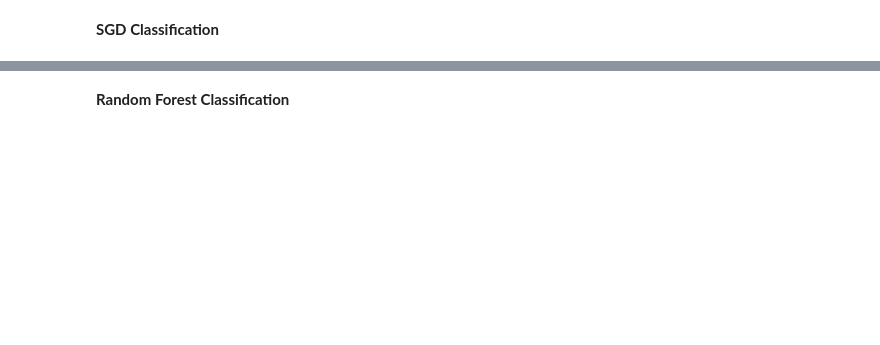
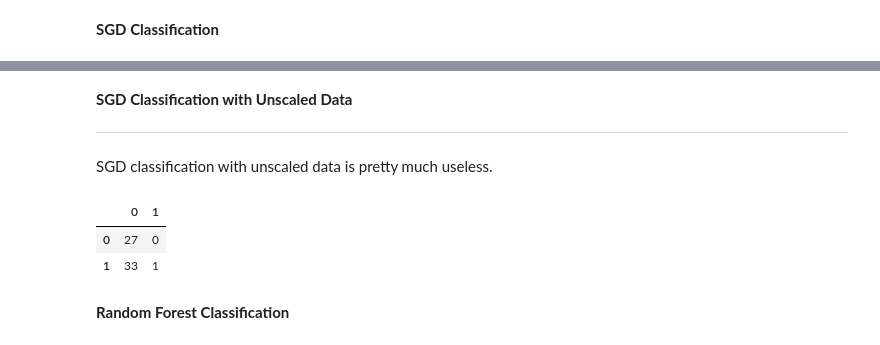
Before and after one commit to robd123/AML, a Jupyter notebook: Project3/Project3.ipynb, the cells around one changed output, grey strips where cells are left out. Cells and saved outputs as stored; diff of their text form; code cells hidden in the pictures; blank space fills up the shorter version.

```diff
--- a/Project3/Project3.ipynb
+++ b/Project3/Project3.ipynb
@@ -145,8 +145,14 @@ from sklearn.model_selection import train_test_split
 
 Y = heart_data[['target']]  # Dependent variable
 X = heart_data_scaled.drop(columns = ['target']) # Independent variables
+X_unscaled = heart_data.drop(columns = ['target']) # Independent variables, unscaled for comparison
+
 
 X_train, X_test, Y_train, Y_test = train_test_split(X, Y, test_size = 0.20, random_state = 0)  # Use 80/20 split
+
+# Unscaled data for accuracy comparison
+X_train_unscaled, X_test_unscaled, Y_train_unscaled, Y_test_unscaled = train_test_split(X_unscaled, Y, test_size = 0.20, random_state = 0)
+
 print(X_train)
 # %% [output]
           age       sex        cp  ...     slope        ca      thal
@@ -191,0 +203,13 @@ pd.DataFrame(lr_cm, index=labels, columns=labels)
+# %%
+# Create classifier and fit training data
+lr_classifier_unscaled = LogisticRegression(max_iter=10000)
+lr_classifier_unscaled.fit(X_train_unscaled, Y_train_unscaled)
+
+# Predict test set
+heart_data_pred_lr_unscaled = lr_classifier_unscaled.predict(X_test_unscaled)
+
+labels = [0, 1]
+lr_cm_unscaled = confusion_matrix(Y_test_unscaled, heart_data_pred_lr_unscaled, labels=labels)
+
+# Print confusion matrix
+pd.DataFrame(lr_cm_unscaled, index=labels, columns=labels)
@@ -217,3 +245,25 @@ pd.DataFrame(sgd_cm, index=labels, columns=labels)
+# %% [markdown]
+**SGD Classification with Unscaled Data**
+
+---
+SGD classification with unscaled data is pretty much useless.
+# %%
+# Create classifier and fit training data
+sgd_classifier_unscaled = SGDClassifier()
+sgd_classifier_unscaled.fit(X_train_unscaled, Y_train_unscaled)
+
+# Predict test set
+heart_data_pred_sgc_unscaled = sgd_classifier_unscaled.predict(X_test_unscaled)
+
+labels = [0, 1]
+sgd_cm_unscaled = confusion_matrix(Y_test_unscaled, heart_data_pred_sgc_unscaled, labels=labels)
+
+# Print confusion matrix
+pd.DataFrame(sgd_cm_unscaled, index=labels, columns=labels)
+# %% [output]
+|  | 0 | 1 |
+| 0 | 27 | 0 |
+| 1 | 33 | 1 |
 # %% [markdown]
 **Random Forest Classification**
 # %%
```
Also changed, not shown: parts of 7 cells of this notebook.
